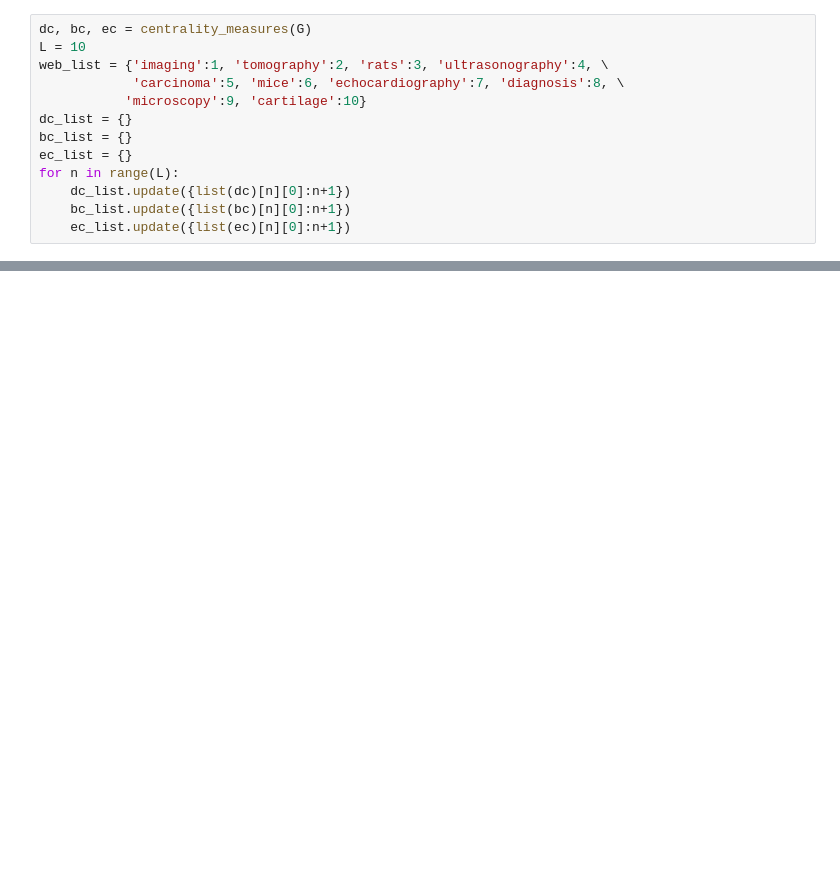
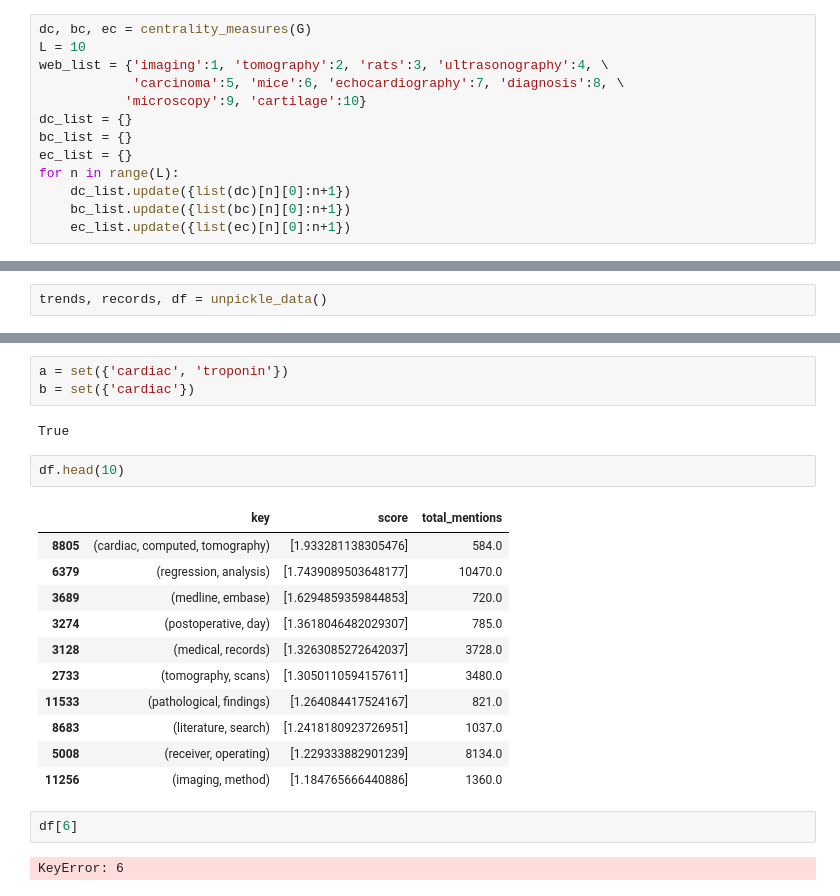
Before and after one commit to ericbarnhill/ImagingEdge, a Jupyter notebook: rtr_graph.ipynb, the cells around one changed output, grey strips where cells are left out. Saved outputs shown, nothing was run; the diff lists cells and outputs as text; blank space fills up the shorter version.

Commit message:
filtering data frame for duplicates

```diff
--- a/rtr_graph.ipynb
+++ b/rtr_graph.ipynb
@@ -285,0 +289,2 @@ df_wide
+# %%
+trends, records, df = unpickle_data()
@@ -285,0 +363,23 @@ df_wide
+# %%
+a = set({'cardiac', 'troponin'})
+b = set({'cardiac'})
+# %% [output]
+True
+# %%
+df.head(10)
+# %% [output]
+|  | key | score | total_mentions |
+| 8805 | (cardiac, computed, tomography) | [1.933281138305476] | 584.0 |
+| 6379 | (regression, analysis) | [1.7439089503648177] | 10470.0 |
+| 3689 | (medline, embase) | [1.6294859359844853] | 720.0 |
+| 3274 | (postoperative, day) | [1.3618046482029307] | 785.0 |
+| 3128 | (medical, records) | [1.3263085272642037] | 3728.0 |
+| 2733 | (tomography, scans) | [1.3050110594157611] | 3480.0 |
+| 11533 | (pathological, findings) | [1.264084417524167] | 821.0 |
+| 8683 | (literature, search) | [1.2418180923726951] | 1037.0 |
+| 5008 | (receiver, operating) | [1.229333882901239] | 8134.0 |
+| 11256 | (imaging, method) | [1.184765666440886] | 1360.0 |
+# %%
+df[6]
+# %% [output]
+KeyError: 6
```
Also changed, not shown: parts of 20 cells of this notebook, 14 other files.
